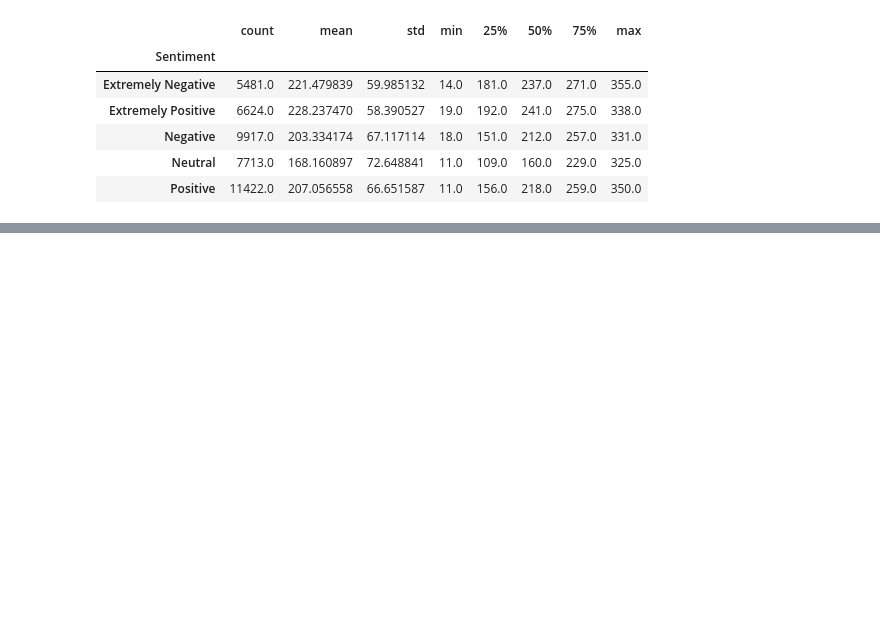
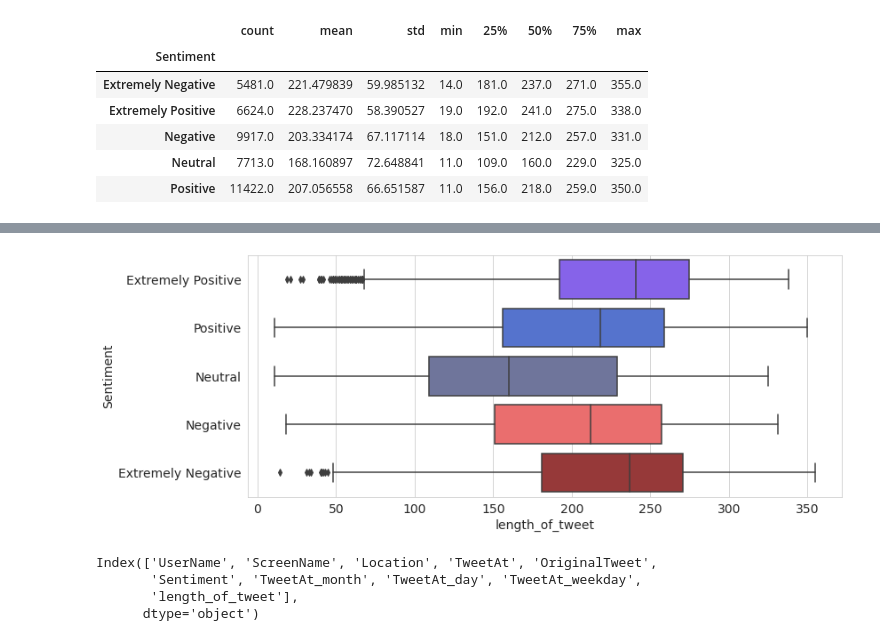
Before and after one commit to Gaurav2912/Coronavirus-Tweet-Sentiment-Analysis, a Jupyter notebook: Coronavirus_Tweet_Sentiment_Analysis_Capstone_Project.ipynb, the cells around one changed output, grey strips where cells are left out. Drawn from its saved outputs; the diff is of its cells as text; code cells hidden in the pictures; blank space fills up the shorter version.

```diff
--- a/Coronavirus_Tweet_Sentiment_Analysis_Capstone_Project.ipynb
+++ b/Coronavirus_Tweet_Sentiment_Analysis_Capstone_Project.ipynb
@@ -220,0 +271,13 @@ tweet_df.groupby('Sentiment')['length_of_tweet'].describe()
+# %%
+plt.figure(figsize= (12,5))
+palette= ['#7C4DFF','#4169E1', '#676FA3', '#FF5959', '#A52A2A']
+sns.boxplot(x= 'length_of_tweet', y= 'Sentiment', data= tweet_df, order= labels, orient= 'h',palette= palette);
+# %% [output]
+[figure, added]
+# %%
+tweet_df.columns
+# %% [output]
+Index(['UserName', 'ScreenName', 'Location', 'TweetAt', 'OriginalTweet',
+       'Sentiment', 'TweetAt_month', 'TweetAt_day', 'TweetAt_weekday',
+       'length_of_tweet'],
+      dtype='object')
```
Also changed, not shown: parts of 18 cells of this notebook.
